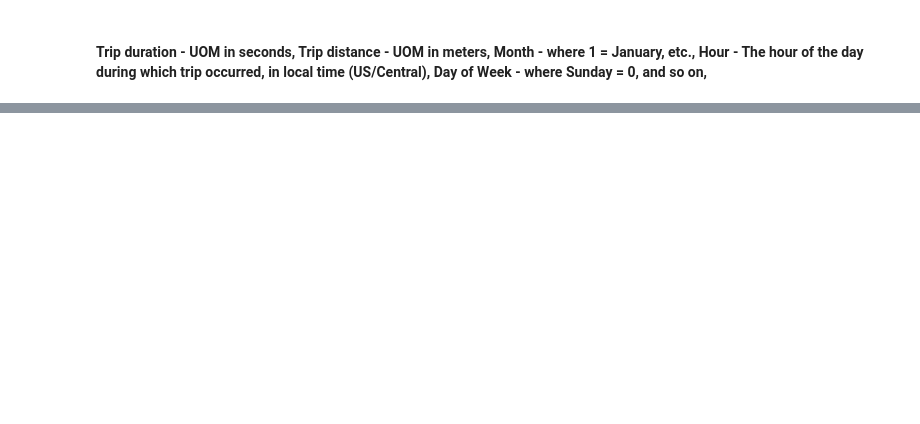
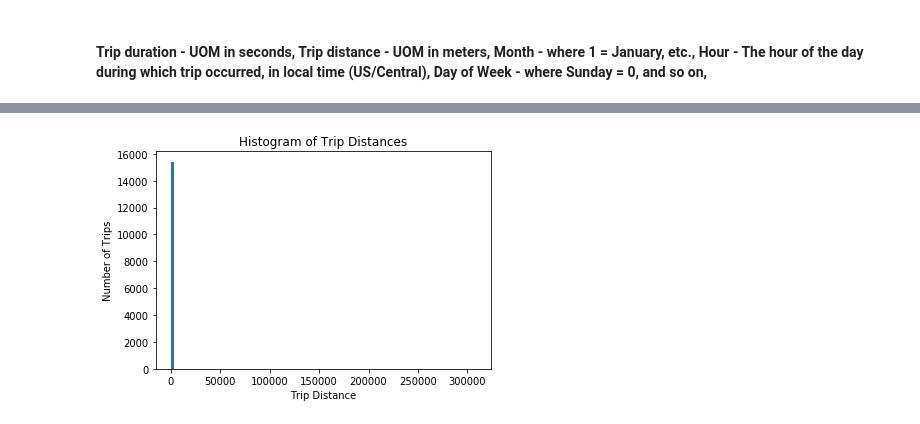
Before and after one commit to sameerabalay/Dockless_Mobility, a Jupyter notebook: src/EDA.ipynb, the cells around one changed output, grey strips where cells are left out. Cells and saved outputs as stored; diff of their text form; code cells hidden in the pictures; blank space fills up the shorter version.

```diff
--- a/src/EDA.ipynb
+++ b/src/EDA.ipynb
@@ -593,0 +796,5 @@ df_1.head(5)
+# %%
+trip_distance_value_count = df['Trip Distance'].value_counts()
+trip_distance_value_count.sort_values()
+# trip_distance_value_count = df_raw['Trip_distance'].value_counts() # trip distance value count
+# trip_distance_value_count.head()
@@ -593,0 +849,9 @@ df_1.head(5)
+# %%
+# bin_edges = [0,2.5,5,7.5,10,12.5,15,17.5,20,22.5,25,27.5,30] -- not required to bin the data here
+_ = plt.hist(trip_distance_value_count, bins=100)
+_ = plt.title('Histogram of Trip Distances')
+_ = plt.xlabel('Trip Distance')
+_ = plt.ylabel('Number of Trips')
+plt.show()
+# %% [output]
+[figure, added]
```
Also changed, not shown: parts of 27 cells of this notebook, 2 other files.
